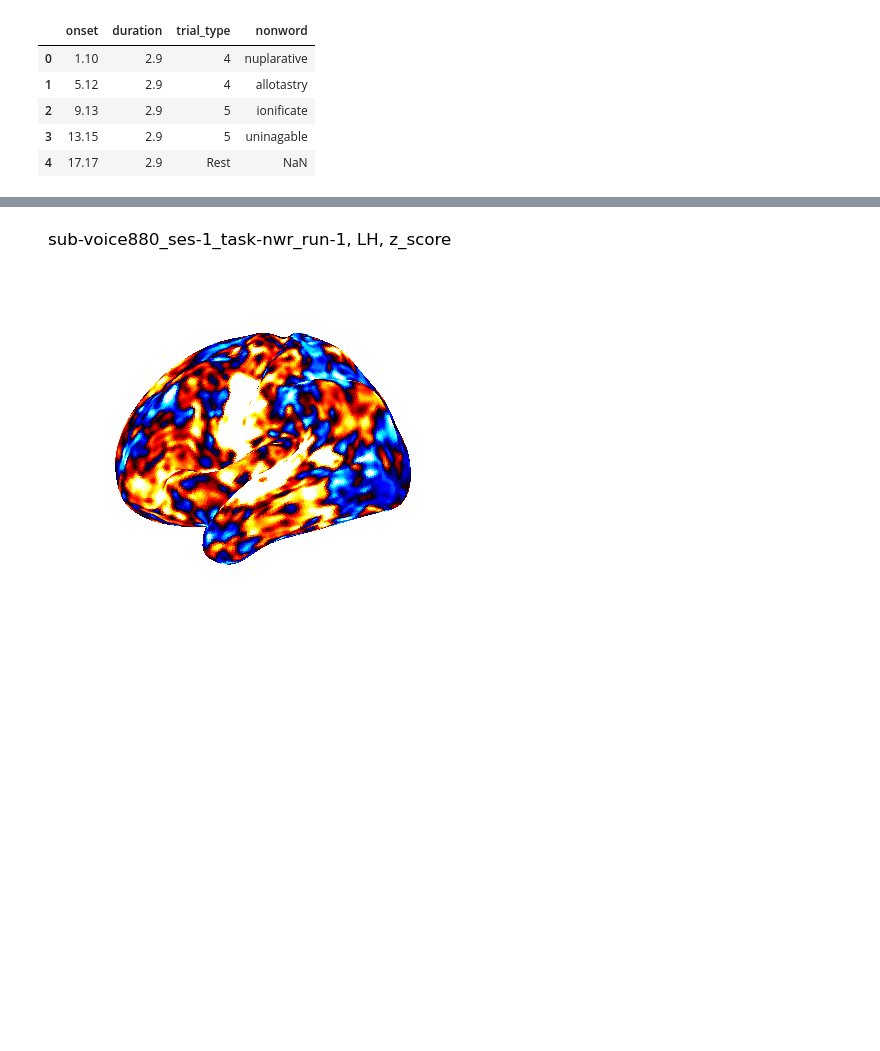
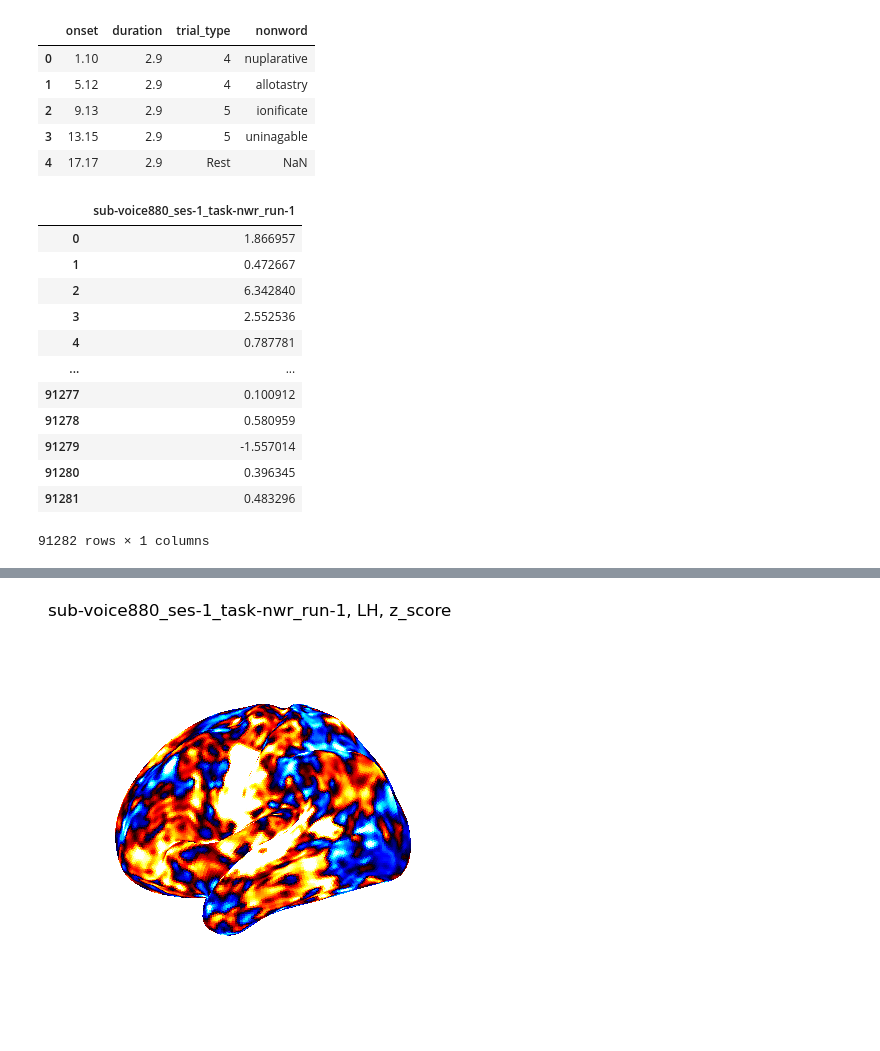
Before and after one commit to Rahul-Brito/mdd_voice_task, a Jupyter notebook: nilearn/First Level Sparse Scan Test.ipynb, the cells around one changed output, grey strips where cells are left out. Saved outputs shown, nothing was run; the diff lists cells and outputs as text; code cells hidden in the pictures; blank space fills up the shorter version.

```diff
--- a/nilearn/First Level Sparse Scan Test.ipynb
+++ b/nilearn/First Level Sparse Scan Test.ipynb
@@ -100,6 +100,22 @@ pd.read_table(custom_events).head()
 | 2 | 9.13 | 2.9 | 5 | ionificate |
 | 3 | 13.15 | 2.9 | 5 | uninagable |
 | 4 | 17.17 | 2.9 | Rest | NaN |
+# %%
+contrast_maps
+# %% [output]
+|  | sub-voice880_ses-1_task-nwr_run-1 |
+| 0 | 1.866957 |
+| 1 | 0.472667 |
+| 2 | 6.342840 |
+| 3 | 2.552536 |
+| 4 | 0.787781 |
+| ... | ... |
+| 91277 | 0.100912 |
+| 91278 | 0.580959 |
+| 91279 | -1.557014 |
+| 91280 | 0.396345 |
+| 91281 | 0.483296 |
+91282 rows × 1 columns
 # %%
 importlib.reload(flss)
 
```
Also changed, not shown: parts of 1 cell of this notebook, 1 other file.
